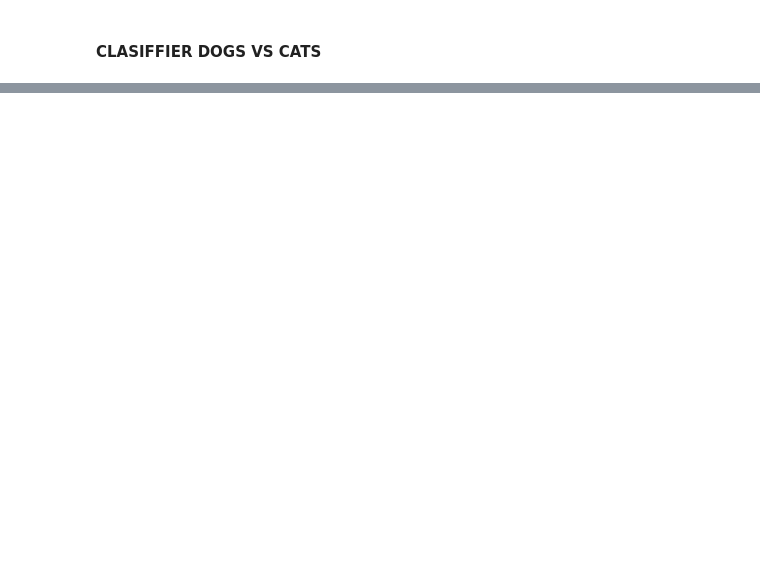
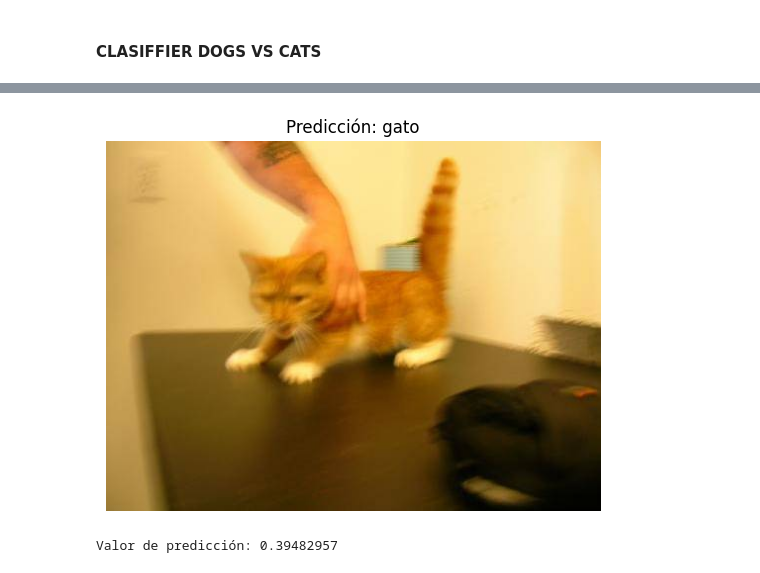
Before and after one commit to 4GeeksAcademy/GuilloMansa-MachineLearning, a Jupyter notebook: src/11-image-classifier-dogs-vs-cats.ipynb, the cells around one changed output, grey strips where cells are left out. Cells and saved outputs as stored; diff of their text form; code cells hidden in the pictures; blank space fills up the shorter version.

Commit message:
save 22.01 to send

```diff
--- a/src/11-image-classifier-dogs-vs-cats.ipynb
+++ b/src/11-image-classifier-dogs-vs-cats.ipynb
@@ -16,0 +148,9 @@ from keras.preprocessing import image
+# %%
+model = Sequential([Conv2D(32, (3,3), activation='relu', input_shape=(200, 200, 3)),
+                    MaxPooling2D(2,2),
+                    Conv2D(64, (3,3), activation='relu'),
+                    MaxPooling2D(2,2),
+                    Flatten(),
+                    Dense(128, activation='relu'),
+                    Dropout(0.5),
+                    Dense(1, activation='sigmoid')])
@@ -16,0 +159,6 @@ from keras.preprocessing import image
+# %%
+# Compile the Model before Training
+model.compile(optimizer='adam', loss='binary_crossentropy', metrics=['accuracy'])
+# %%
+checkpoint = ModelCheckpoint("../models/vgg16_1.keras", monitor = "val_accuracy", verbose = 1, save_best_only = True, save_weights_only = False, mode = "auto")
+early = EarlyStopping(monitor = "val_accuracy", patience = 3, verbose = 1, mode = "auto")
@@ -16,0 +167,3 @@ from keras.preprocessing import image
+# %%
+
+hist = model.fit(train_data, steps_per_epoch = 100, validation_data = test_data, validation_steps = 10, epochs = 10, callbacks = [checkpoint, early])
@@ -16,0 +202,26 @@ from keras.preprocessing import image
+# %%
+img_path = "../data/dogs-vs-cats/proof/cat.0.jpg"
+ # Cambio la ruta a una imagen de prueba
+
+def predict_image(model, img_path):
+    img = load_img(img_path, target_size=(200,200))
+    img_array = img_to_array(img) / 255.0
+    img_array = np.expand_dims(img_array, axis=0)
+
+    pred = model.predict(img_array)[0][0]
+
+    if pred > 0.5:
+        label = "perro "
+    else:
+        label = "gato"
+
+    plt.imshow(load_img(img_path))
+    plt.title(f"Predicción: {label}")
+    plt.axis('off')
+    plt.show()
+
+    print("Valor de predicción:", pred)
+
+# USO:
+predict_image(model, img_path)
+# %% [output]
@@ -16,0 +229,2 @@ from keras.preprocessing import image
+[figure, added]
+Valor de predicción: 0.39482957
```
Also changed, not shown: parts of 18 cells of this notebook, 1 other file.
